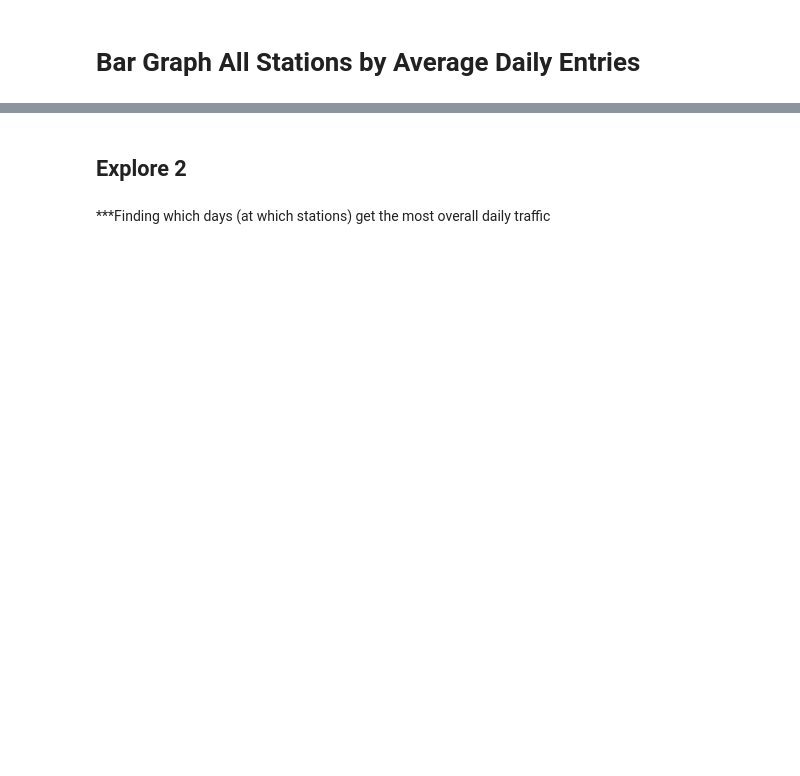
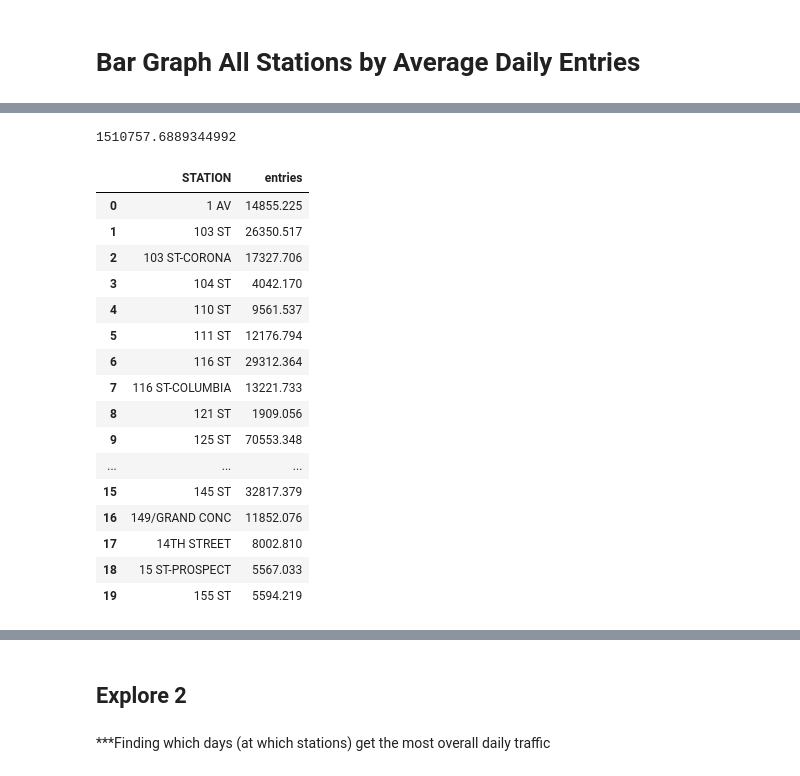
Before and after one commit to tczencka/MTA-Project-1, a Jupyter notebook: notebooks/nb-Copy1.ipynb, the cells around one changed output, grey strips where cells are left out. Saved outputs shown, nothing was run; the diff lists cells and outputs as text; code cells hidden in the pictures; blank space fills up the shorter version.

```diff
--- a/notebooks/nb-Copy1.ipynb
+++ b/notebooks/nb-Copy1.ipynb
@@ -824,0 +829,24 @@ plt.xticks([]);
+# %%
+top_20.entries.sum()
+# %% [output]
+1510757.6889344992
+# %%
+station_daily_entries_mean.head(20)
+# %% [output]
+|  | STATION | entries |
+| 0 | 1 AV | 14855.225 |
+| 1 | 103 ST | 26350.517 |
+| 2 | 103 ST-CORONA | 17327.706 |
+| 3 | 104 ST | 4042.170 |
+| 4 | 110 ST | 9561.537 |
+| 5 | 111 ST | 12176.794 |
+| 6 | 116 ST | 29312.364 |
+| 7 | 116 ST-COLUMBIA | 13221.733 |
+| 8 | 121 ST | 1909.056 |
+| 9 | 125 ST | 70553.348 |
+| ... | ... | ... |
+| 15 | 145 ST | 32817.379 |
+| 16 | 149/GRAND CONC | 11852.076 |
+| 17 | 14TH STREET | 8002.810 |
+| 18 | 15 ST-PROSPECT | 5567.033 |
+| 19 | 155 ST | 5594.219 |
```
Also changed, not shown: parts of 23 cells of this notebook.
